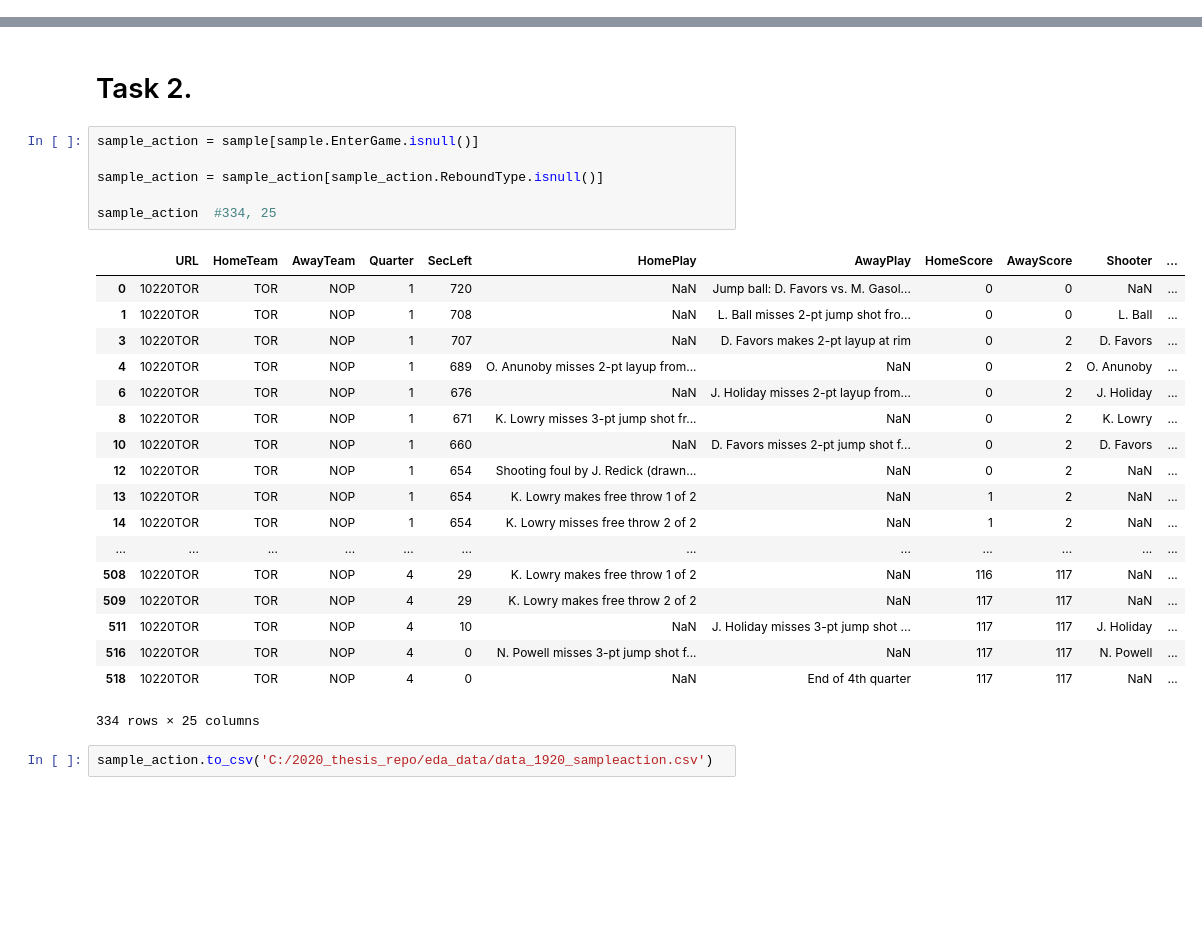
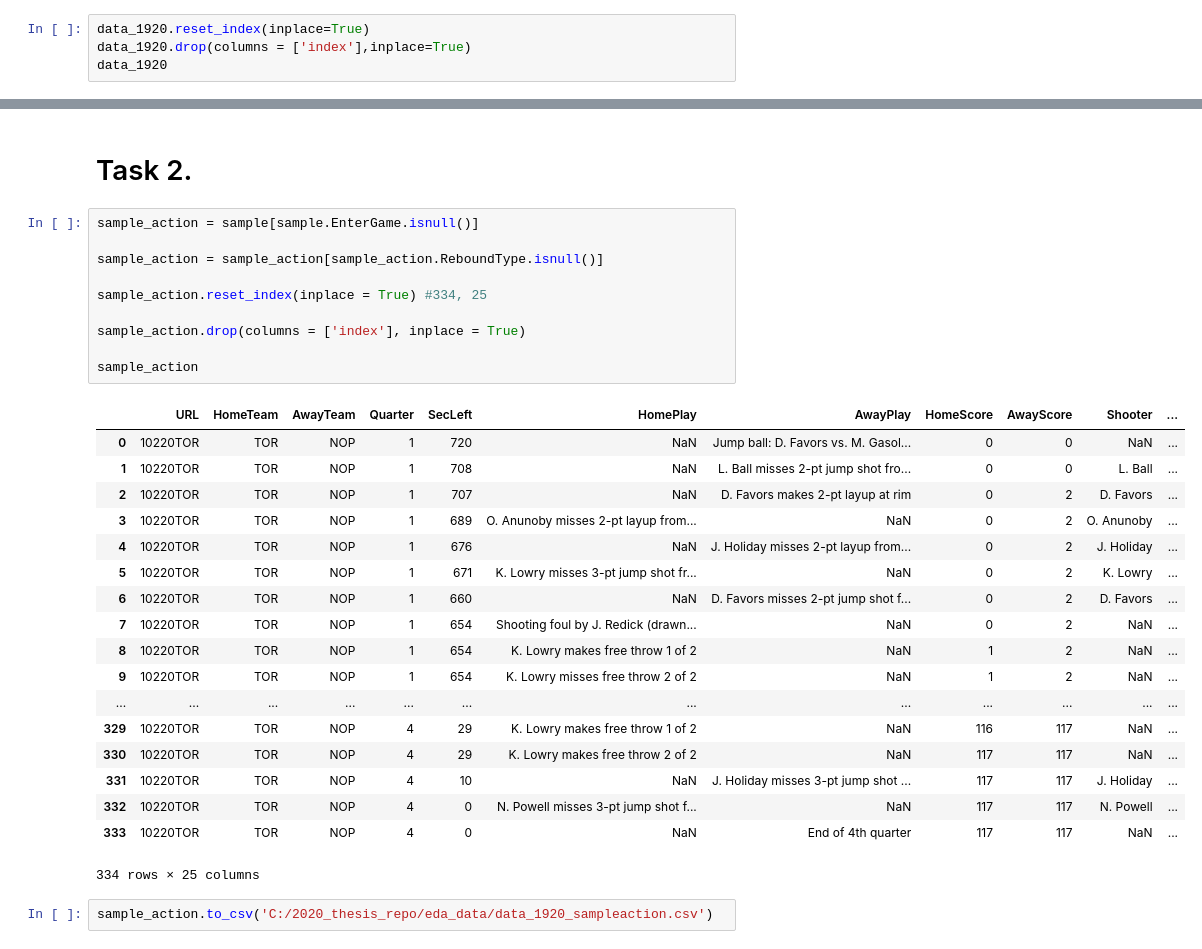
Before and after one commit to Damelim/Thesis_2020_summer, a Jupyter notebook: eda_code/First_Data_Processing.ipynb, the cells around one changed output, grey strips where cells are left out. Cells and saved outputs as stored; diff of their text form; blank space fills up the shorter version.

Commit message:
reset index for files, added code to fill in the first possession

```diff
--- a/eda_code/First_Data_Processing.ipynb
+++ b/eda_code/First_Data_Processing.ipynb
@@ -463,3 +463,7 @@ data_1920 = data_1920[~data_1920['AwayPlay'].str.contains('timeout',na=False)]
 #df[df['A'].str.contains("hello")]
 data_1920 = data_1920[~data_1920['HomePlay'].str.contains('technical',na=False)]
 data_1920 = data_1920[~data_1920['AwayPlay'].str.contains('technical',na=False)]
+# %%
+data_1920.reset_index(inplace=True)
+data_1920.drop(columns = ['index'],inplace=True)
+data_1920
@@ -570,27 +593,31 @@ Result
 # %%
 sample_action = sample[sample.EnterGame.isnull()]
 
 sample_action = sample_action[sample_action.ReboundType.isnull()]
 
-sample_action  #334, 25
+sample_action.reset_index(inplace = True) #334, 25
+
+sample_action.drop(columns = ['index'], inplace = True)
+
+sample_action
 # %% [output]
 |  | URL | HomeTeam | AwayTeam | Quarter | SecLeft | HomePlay | AwayPlay | HomeScore | AwayScore | Shooter | ... |
 | 0 | 10220TOR | TOR | NOP | 1 | 720 | NaN | Jump ball: D. Favors vs. M. Gasol... | 0 | 0 | NaN | ... |
 | 1 | 10220TOR | TOR | NOP | 1 | 708 | NaN | L. Ball misses 2-pt jump shot fro... | 0 | 0 | L. Ball | ... |
-| 3 | 10220TOR | TOR | NOP | 1 | 707 | NaN | D. Favors makes 2-pt layup at rim | 0 | 2 | D. Favors | ... |
-| 4 | 10220TOR | TOR | NOP | 1 | 689 | O. Anunoby misses 2-pt layup from... | NaN | 0 | 2 | O. Anunoby | ... |
-| 6 | 10220TOR | TOR | NOP | 1 | 676 | NaN | J. Holiday misses 2-pt layup from... | 0 | 2 | J. Holiday | ... |
-| 8 | 10220TOR | TOR | NOP | 1 | 671 | K. Lowry misses 3-pt jump shot fr... | NaN | 0 | 2 | K. Lowry | ... |
-| 10 | 10220TOR | TOR | NOP | 1 | 660 | NaN | D. Favors misses 2-pt jump shot f... | 0 | 2 | D. Favors | ... |
-| 12 | 10220TOR | TOR | NOP | 1 | 654 | Shooting foul by J. Redick (drawn... | NaN | 0 | 2 | NaN | ... |
-| 13 | 10220TOR | TOR | NOP | 1 | 654 | K. Lowry makes free throw 1 of 2 | NaN | 1 | 2 | NaN | ... |
-| 14 | 10220TOR | TOR | NOP | 1 | 654 | K. Lowry misses free throw 2 of 2 | NaN | 1 | 2 | NaN | ... |
+| 2 | 10220TOR | TOR | NOP | 1 | 707 | NaN | D. Favors makes 2-pt layup at rim | 0 | 2 | D. Favors | ... |
+| 3 | 10220TOR | TOR | NOP | 1 | 689 | O. Anunoby misses 2-pt layup from... | NaN | 0 | 2 | O. Anunoby | ... |
+| 4 | 10220TOR | TOR | NOP | 1 | 676 | NaN | J. Holiday misses 2-pt layup from... | 0 | 2 | J. Holiday | ... |
+| 5 | 10220TOR | TOR | NOP | 1 | 671 | K. Lowry misses 3-pt jump shot fr... | NaN | 0 | 2 | K. Lowry | ... |
+| 6 | 10220TOR | TOR | NOP | 1 | 660 | NaN | D. Favors misses 2-pt jump shot f... | 0 | 2 | D. Favors | ... |
+| 7 | 10220TOR | TOR | NOP | 1 | 654 | Shooting foul by J. Redick (drawn... | NaN | 0 | 2 | NaN | ... |
+| 8 | 10220TOR | TOR | NOP | 1 | 654 | K. Lowry makes free throw 1 of 2 | NaN | 1 | 2 | NaN | ... |
+| 9 | 10220TOR | TOR | NOP | 1 | 654 | K. Lowry misses free throw 2 of 2 | NaN | 1 | 2 | NaN | ... |
 | ... | ... | ... | ... | ... | ... | ... | ... | ... | ... | ... | ... |
-| 508 | 10220TOR | TOR | NOP | 4 | 29 | K. Lowry makes free throw 1 of 2 | NaN | 116 | 117 | NaN | ... |
-| 509 | 10220TOR | TOR | NOP | 4 | 29 | K. Lowry makes free throw 2 of 2 | NaN | 117 | 117 | NaN | ... |
-| 511 | 10220TOR | TOR | NOP | 4 | 10 | NaN | J. Holiday misses 3-pt jump shot ... | 117 | 117 | J. Holiday | ... |
-| 516 | 10220TOR | TOR | NOP | 4 | 0 | N. Powell misses 3-pt jump shot f... | NaN | 117 | 117 | N. Powell | ... |
-| 518 | 10220TOR | TOR | NOP | 4 | 0 | NaN | End of 4th quarter | 117 | 117 | NaN | ... |
+| 329 | 10220TOR | TOR | NOP | 4 | 29 | K. Lowry makes free throw 1 of 2 | NaN | 116 | 117 | NaN | ... |
+| 330 | 10220TOR | TOR | NOP | 4 | 29 | K. Lowry makes free throw 2 of 2 | NaN | 117 | 117 | NaN | ... |
+| 331 | 10220TOR | TOR | NOP | 4 | 10 | NaN | J. Holiday misses 3-pt jump shot ... | 117 | 117 | J. Holiday | ... |
+| 332 | 10220TOR | TOR | NOP | 4 | 0 | N. Powell misses 3-pt jump shot f... | NaN | 117 | 117 | N. Powell | ... |
+| 333 | 10220TOR | TOR | NOP | 4 | 0 | NaN | End of 4th quarter | 117 | 117 | NaN | ... |
 334 rows × 25 columns
 # %%
 sample_action.to_csv('C:/2020_thesis_repo/eda_data/data_1920_sampleaction.csv')
```
Also changed, not shown: parts of 18 cells of this notebook, 5 other files.
